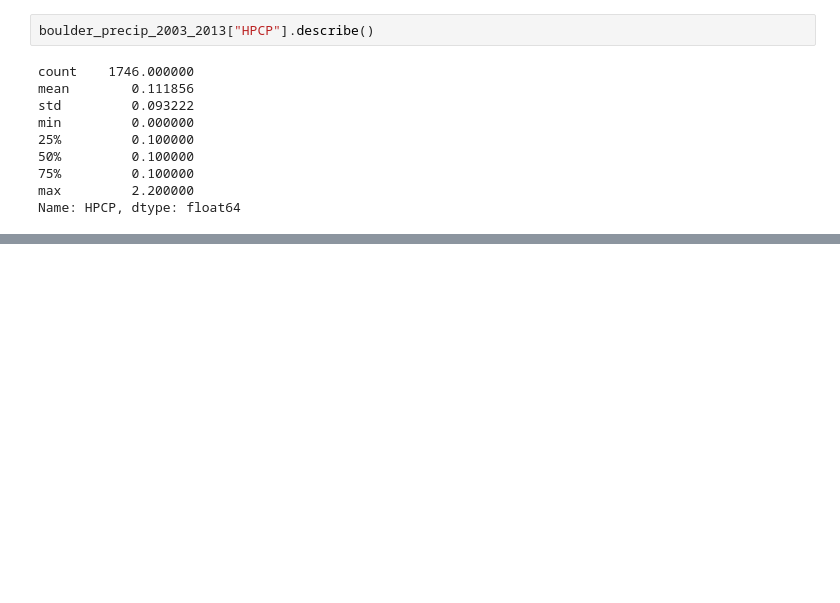
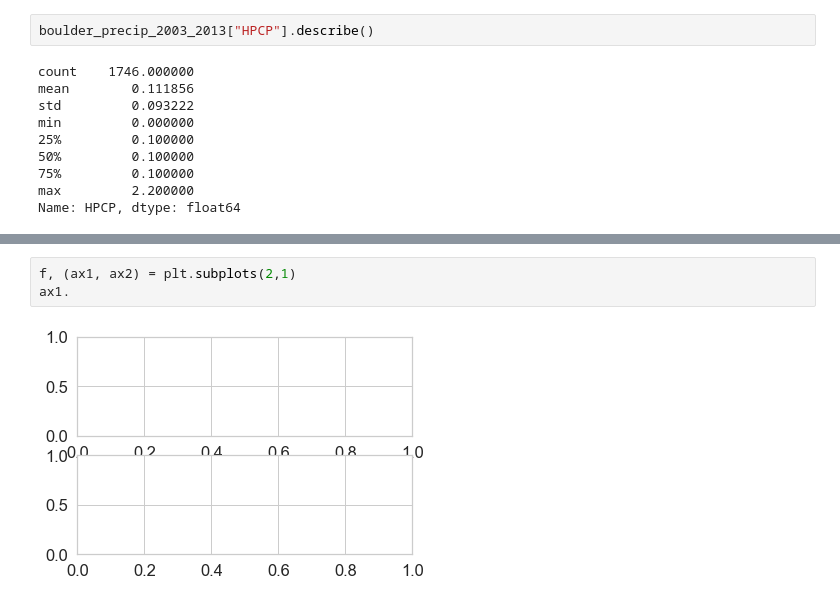
Before and after one commit to adisaljusi/geophysics-fundamentals, a Jupyter notebook: earth-science/timeseries-01/timeseries-01.ipynb, the cells around one changed output, grey strips where cells are left out. Cells and saved outputs as stored; diff of their text form; blank space fills up the shorter version.

```diff
--- a/earth-science/timeseries-01/timeseries-01.ipynb
+++ b/earth-science/timeseries-01/timeseries-01.ipynb
@@ -68,0 +82,5 @@ precip_2005.head()
+# %%
+f, (ax1, ax2) = plt.subplots(2,1)
+ax1.
+# %% [output]
+[figure, added]
```
Also changed, not shown: parts of 4 cells of this notebook.
